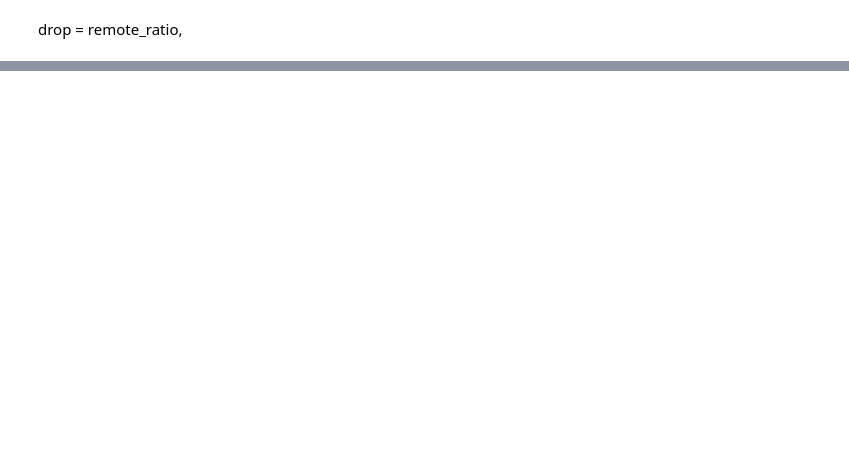
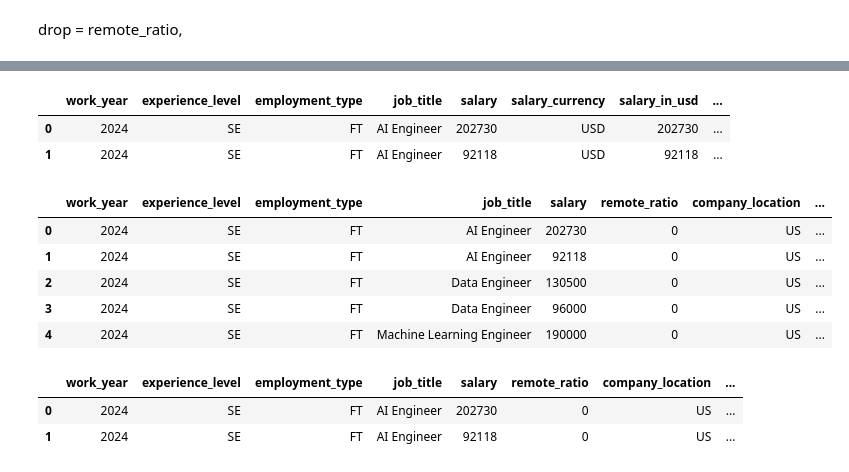
Before and after one commit to sonjoy1s/kaggle_project, a Jupyter notebook: Data_Developer_Salary_in_2024💰.ipynb, the cells around one changed output, grey strips where cells are left out. Cells and saved outputs as stored; diff of their text form; code cells hidden in the pictures; blank space fills up the shorter version.

```diff
--- a/Data_Developer_Salary_in_2024💰.ipynb
+++ b/Data_Developer_Salary_in_2024💰.ipynb
@@ -182,0 +169,17 @@ for c in categorical_col:
+# %%
+df.head(2)
+# %% [output]
+|  | work_year | experience_level | employment_type | job_title | salary | salary_currency | salary_in_usd | ... |
+| 0 | 2024 | SE | FT | AI Engineer | 202730 | USD | 202730 | ... |
+| 1 | 2024 | SE | FT | AI Engineer | 92118 | USD | 92118 | ... |
+# %%
+df = df.drop(['salary_in_usd','salary_currency','employee_residence'],axis=1)
+# %%
+df.head()
+# %% [output]
+|  | work_year | experience_level | employment_type | job_title | salary | remote_ratio | company_location | ... |
+| 0 | 2024 | SE | FT | AI Engineer | 202730 | 0 | US | ... |
+| 1 | 2024 | SE | FT | AI Engineer | 92118 | 0 | US | ... |
+| 2 | 2024 | SE | FT | Data Engineer | 130500 | 0 | US | ... |
+| 3 | 2024 | SE | FT | Data Engineer | 96000 | 0 | US | ... |
+| 4 | 2024 | SE | FT | Machine Learning Engineer | 190000 | 0 | US | ... |
@@ -182,0 +192,6 @@ for c in categorical_col:
+# %%
+df.head(2)
+# %% [output]
+|  | work_year | experience_level | employment_type | job_title | salary | remote_ratio | company_location | ... |
+| 0 | 2024 | SE | FT | AI Engineer | 202730 | 0 | US | ... |
+| 1 | 2024 | SE | FT | AI Engineer | 92118 | 0 | US | ... |
```
Also changed, not shown: parts of 9 cells of this notebook.
